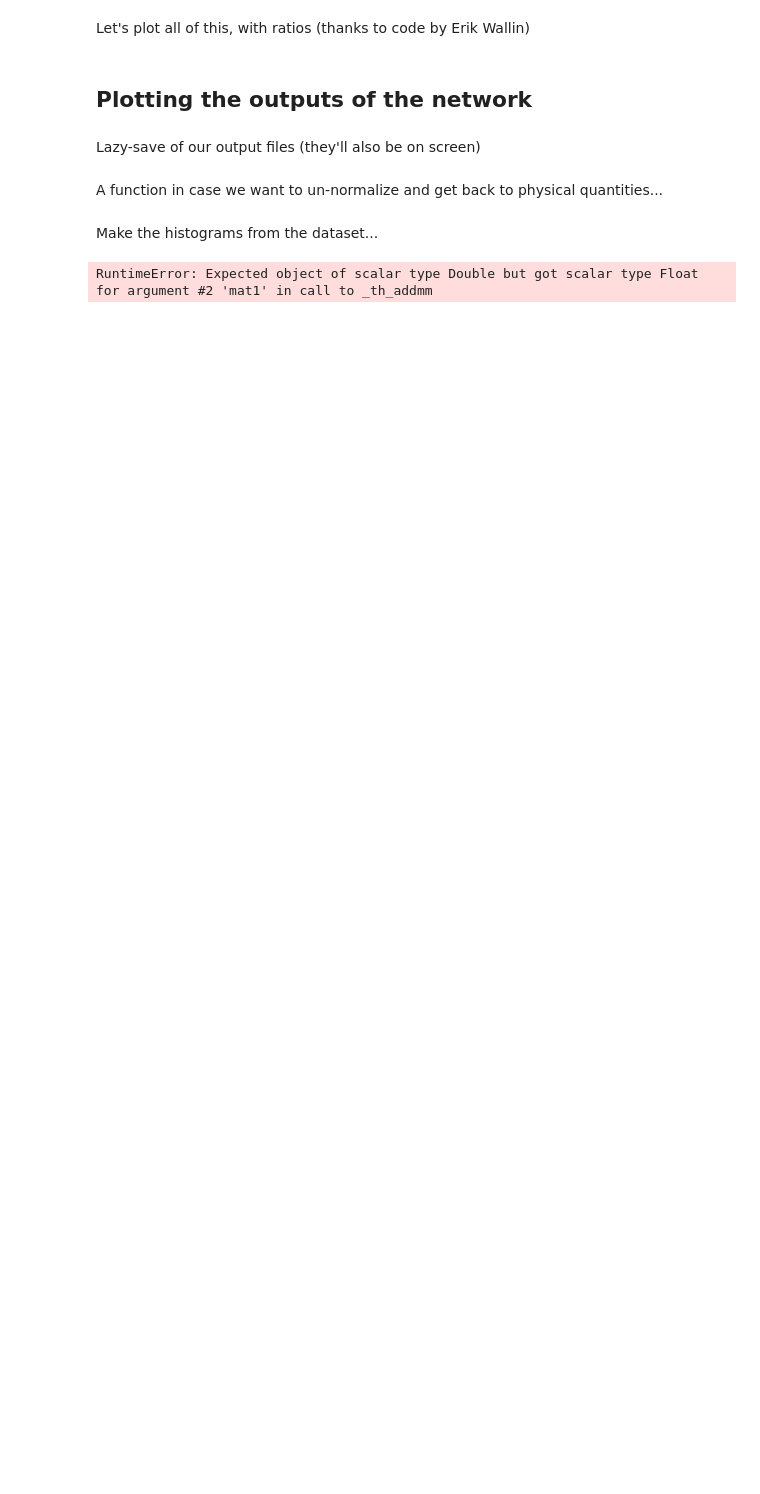
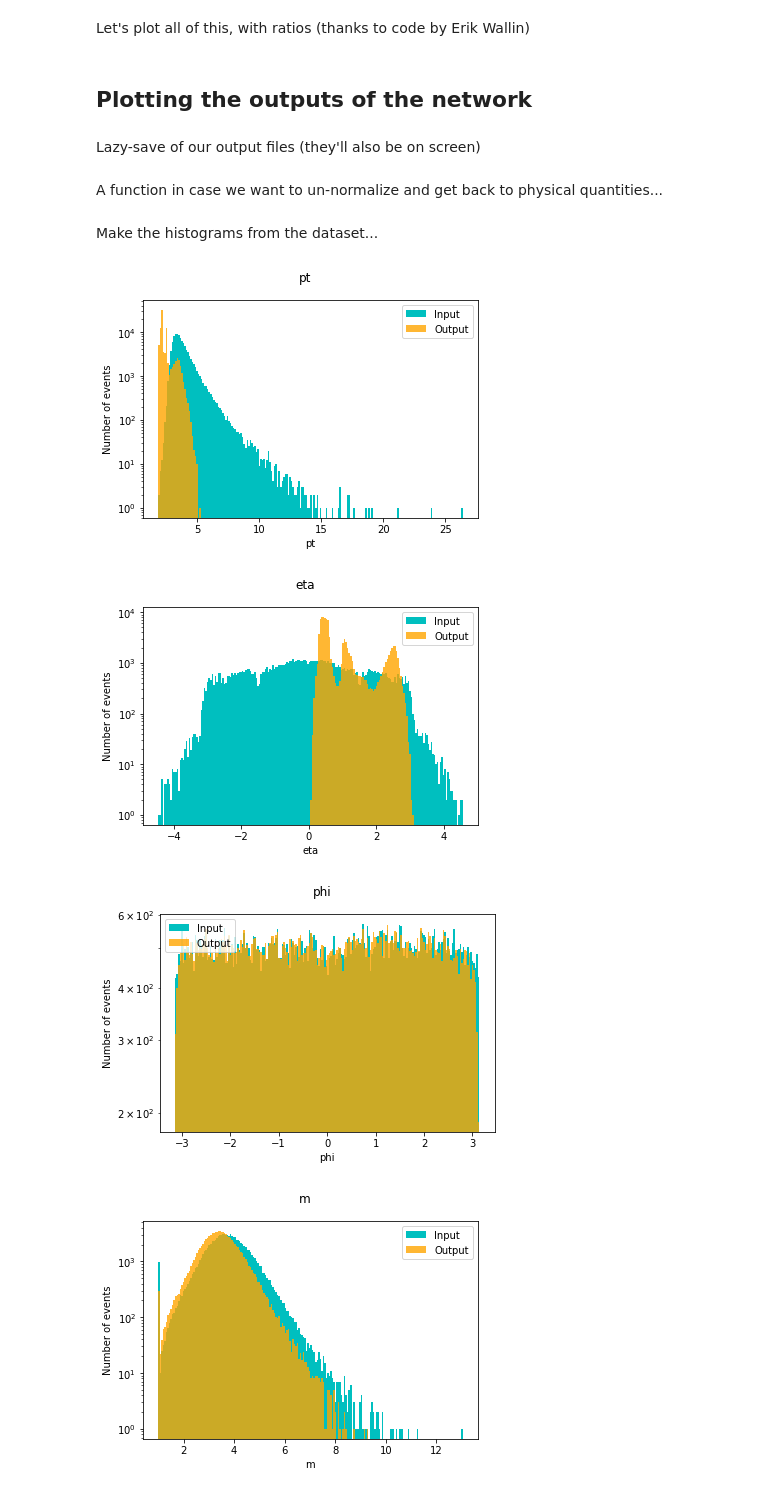
Before and after one commit to Autoencoders-compression-anomaly/AE-Compression-pytorch, a Jupyter notebook: examples/4D/TLA_4D_Example.ipynb, the cells around one changed output. Cells and saved outputs as stored; diff of their text form; code cells hidden in the pictures; blank space fills up the shorter version.

Commit message:
Small fixes for plotting

```diff
--- a/examples/4D/TLA_4D_Example.ipynb
+++ b/examples/4D/TLA_4D_Example.ipynb
@@ -6,8 +13,8 @@ In this notebook, we will run a ready-made network starting from some ATLAS data
 We take a pickle dataset, and open into Pandas (after importing pandas). Note that you have to change this to the  directory where your processed files are.
 # %%
 import pandas as pd
-train = pd.read_pickle('../../../../ATLAS_datasets/TLA_jets_custom_normalized_train_80.pkl')
-test = pd.read_pickle('../../../../ATLAS_datasets/TLA_jets_custom_normalized_train_20.pkl')
+train = pd.read_pickle('/Users/nallenallis/Documents/LTH/Exjobb/data/TLA_leadingJet_custom_normalized_train_80.pkl')
+test = pd.read_pickle('/Users/nallenallis/Documents/LTH/Exjobb/data/TLA_leadingJet_custom_normalized_train_20.pkl')
 
 print('First elements of training sample, to get an idea of the order of magnitude we are going to see in the plots:')
 print(train.head())
@@ -188,6 +185,8 @@ def custom_unnormalize(df):
 # %% [markdown]
 Make the histograms from the dataset...
 # %%
+import numpy as np
+
 plt.close('all')
 unit_list = ['[GeV]', '[rad]', '[rad]', '[GeV]']
 variable_list = [r'$p_T$', r'$\eta$', r'$\phi$', r'$E$']
@@ -197,35 +196,40 @@ markers = ['*', 's']
 
 model.to('cpu')
 
+save = False # Option to save figure
+
 # Histograms
 idxs = (0, 100000)  # Choose events to compare
-data = torch.tensor(test[idxs[0]:idxs[1]].values, dtype=torch.float)
+data = torch.tensor(test[idxs[0]:idxs[1]].values, dtype=torch.float).double()
 pred = model(data)
 pred = pred.detach().numpy()
 data = data.detach().numpy()
 
 data_df = pd.DataFrame(data, columns=test.columns)
 pred_df = pd.DataFrame(pred, columns=test.columns)
 
 unnormalized_data_df = custom_unnormalize(data_df)
 unnormalized_pred_df = custom_unnormalize(pred_df)
 
 alph = 0.8
 n_bins = 200
 for kk in np.arange(4):
     plt.figure()
     n_hist_data, bin_edges, _ = plt.hist(data[:, kk], color=colors[1], label='Input', alpha=1, bins=n_bins)
     n_hist_pred, _, _ = plt.hist(pred[:, kk], color=colors[0], label='Output', alpha=alph, bins=bin_edges)
     plt.suptitle(test.columns[kk])
     plt.xlabel(test.columns[kk])
     plt.ylabel('Number of events')
     # ms.sciy()
     plt.yscale('log')
     if save:
         plt.savefig(os.path.join(save_dir,test.columns[kk]+'.png'))
     plt.legend()
 # %% [output]
-RuntimeError: Expected object of scalar type Double but got scalar type Float for argument #2 'mat1' in call to _th_addmm
+[figure, added]
+[figure, added]
+[figure, added]
+[figure, added]
 # %%
 def getRatio(bin1,bin2):
     bins = []
```
Also changed, not shown: parts of 5 cells of this notebook.
